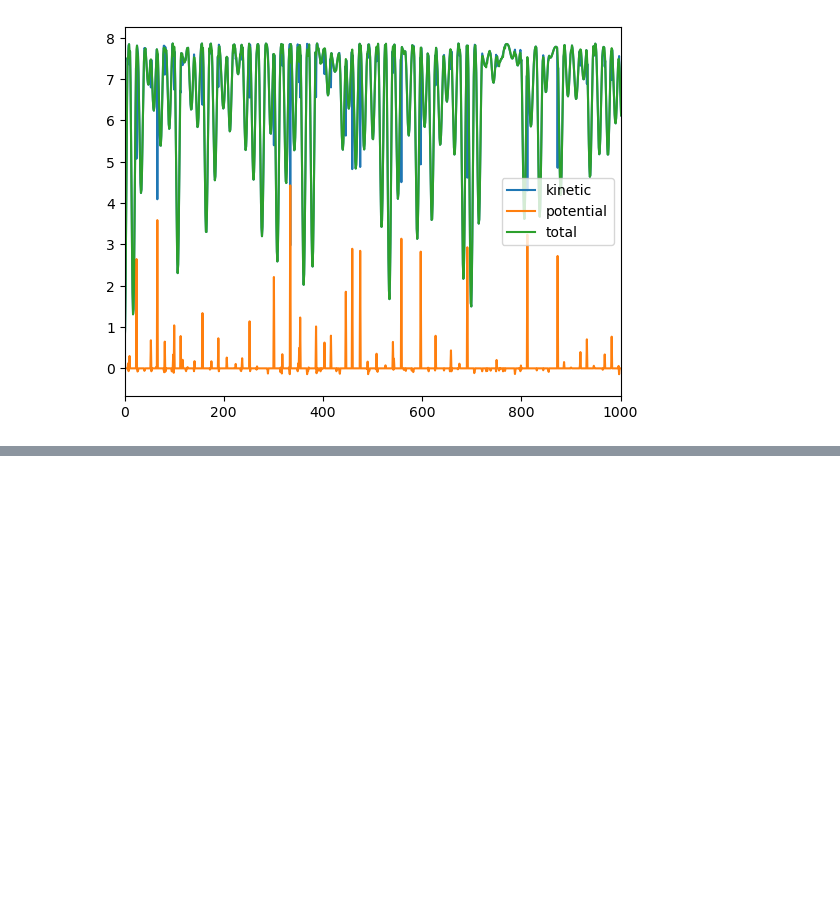
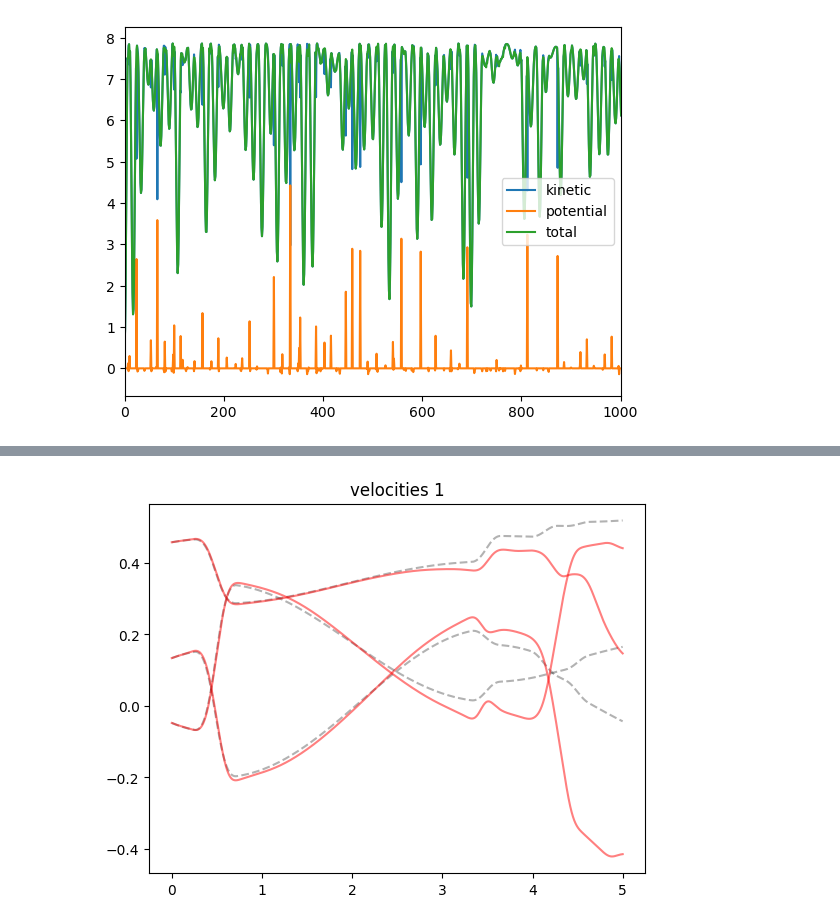
Before and after one commit to jakublala/coarsegrained-md-neural-ode, a Jupyter notebook: utils.ipynb, the cells around one changed output, grey strips where cells are left out. Cells and saved outputs as stored; diff of their text form; code cells hidden in the pictures; blank space fills up the shorter version.

```diff
--- a/utils.ipynb
+++ b/utils.ipynb
@@ -376,7 +376,7 @@ import numpy as np
 
 config = dict(
     folder = 'dataset/trajectories/thesis/',
-    device = torch.device("cuda:1"),
+    device = torch.device("cpu"),
     niters = 100000,
     start_niter = 0,
     optimizer = 'Adam',
@@ -386,7 +386,7 @@ config = dict(
     nn_depth=2,
     nn_width=1000,
     activation_function=None,
-    load_folder='results/depth-2-width-1000-lr-0.035-loss-all/3000',
+    load_folder='results/depth-2-width-1000-lr-0.02-loss-all/47000',
     # load_folder=None,
     dtype=torch.float32,
     printing_freq=200,
@@ -414,0 +419,81 @@ trainer.plot_traj(0, 'results/depth-2-width-1000-lr-0.035-loss-all/3000')
+# %%
+from diffmd.solvers import odeint_adjoint
+import matplotlib.pyplot as plt
+with torch.no_grad():
+    traj_length = 5000
+    nbatches = 1
+    batch_t, batch_y0, batch_y, trainer.func.k, trainer.func.inertia, trainer.batch_filepath = trainer.dataset.get_batch(nbatches, traj_length)
+
+    pred_y = odeint_adjoint(trainer.func, batch_y0, batch_t, method='NVE')
+
+    pred_y = torch.cat(pred_y, dim=-1).cpu().numpy()
+    batch_y = torch.swapaxes(torch.cat(batch_y, dim=-1), 0, 1).cpu().numpy()
+    batch_t = batch_t.cpu().numpy()
+
+    ind_vel = [0, 1, 2]
+    ind_ang = [3, 4, 5]
+    ind_pos = [6, 7, 8]
+    ind_quat = [9, 10, 11, 12]
+
+    for i in ind_vel:
+        plt.title('velocities 1')
+        plt.plot(batch_t, batch_y[:,:,0,i], 'k--', alpha=0.3, label=f'true {i}')
+        plt.plot(batch_t, pred_y[:,:,0,i], 'r-', alpha=0.5, label=f'pred {i}')
+    plt.show()
+    for i in ind_vel:
+        plt.title('velocities 2')
+        plt.plot(batch_t, batch_y[:,:,1,i], 'k--', alpha=0.3, label=f'true {i}')
+        plt.plot(batch_t, pred_y[:,:,1,i], 'r-', alpha=0.5, label=f'pred {i}')
+    plt.show()
+
+    for i in ind_ang:
+        plt.title('angular velocities 1')
+        plt.plot(batch_t, batch_y[:,:,0,i], 'k--', alpha=0.3, label=f'true {i}')
+        plt.plot(batch_t, pred_y[:,:,0,i], 'r-', alpha=0.5, label=f'pred {i}')
+    plt.show()
+
+    for i in ind_ang:
+        plt.title('angular velocities 2')
+        plt.plot(batch_t, batch_y[:,:,1,i], 'k--', alpha=0.3, label=f'true {i}')
+        plt.plot(batch_t, pred_y[:,:,1,i], 'r-', alpha=0.5, label=f'pred {i}')
+    plt.show()
+
+    # centre of mass positions (set initial position of first COM to zero)
+    batch_y[:,:,:,6:9] = batch_y[:,:,:,6:9] - batch_y[0,:,0,6:9]
+    pred_y[:,:,:,6:9] = pred_y[:,:,:,6:9] - pred_y[0,:,0,6:9]
+
+    for i in ind_pos:
+        plt.title('positions 1')
+        plt.plot(batch_t, batch_y[:,:,0,i], 'k--', alpha=0.3, label=f'true {i}')
+        plt.plot(batch_t, pred_y[:,:,0,i], 'r-', alpha=0.5, label=f'pred {i}')
+    plt.show()
+
+    for i in ind_pos:
+        plt.title('positions 2')
+        plt.plot(batch_t, batch_y[:,:,1,i], 'k--', alpha=0.3, label=f'true {i}')
+        plt.plot(batch_t, pred_y[:,:,1,i], 'r-', alpha=0.5, label=f'pred {i}')
+    plt.show()
+
+    # centre of mass separation
+    batch_y_sep = np.linalg.norm(batch_y[:,:,1,6:9] - batch_y[:,:,0,6:9], axis=2)
+    pred_y_sep = np.linalg.norm(pred_y[:,:,1,6:9] - pred_y[:,:,0,6:9], axis=2)
+
+    plt.title('separation')
+    plt.plot(batch_t, batch_y_sep, 'k--', alpha=0.3, label=f'true')
+    plt.plot(batch_t, pred_y_sep, 'r-', alpha=0.5, label=f'pred')
+    plt.show()
+
+    # quaternions
+    for i in ind_quat:
+        plt.title('quaternions 1')
+        plt.plot(batch_t, batch_y[:,:,0,i], 'k--', alpha=0.3, label=f'true {i}')
+        plt.plot(batch_t, pred_y[:,:,0,i], 'r-', alpha=0.5, label=f'pred {i}')
+    plt.show()
+
+    for i in ind_quat:
+        plt.title('quaternions 2')
+        plt.plot(batch_t, batch_y[:,:,1,i], 'k--', alpha=0.3, label=f'true {i}')
+        plt.plot(batch_t, pred_y[:,:,1,i], 'r-', alpha=0.5, label=f'pred {i}')
+    plt.show()
+# %% [output]
+[figure, added]
```
Also changed, not shown: parts of 9 cells of this notebook, 2 other files.
